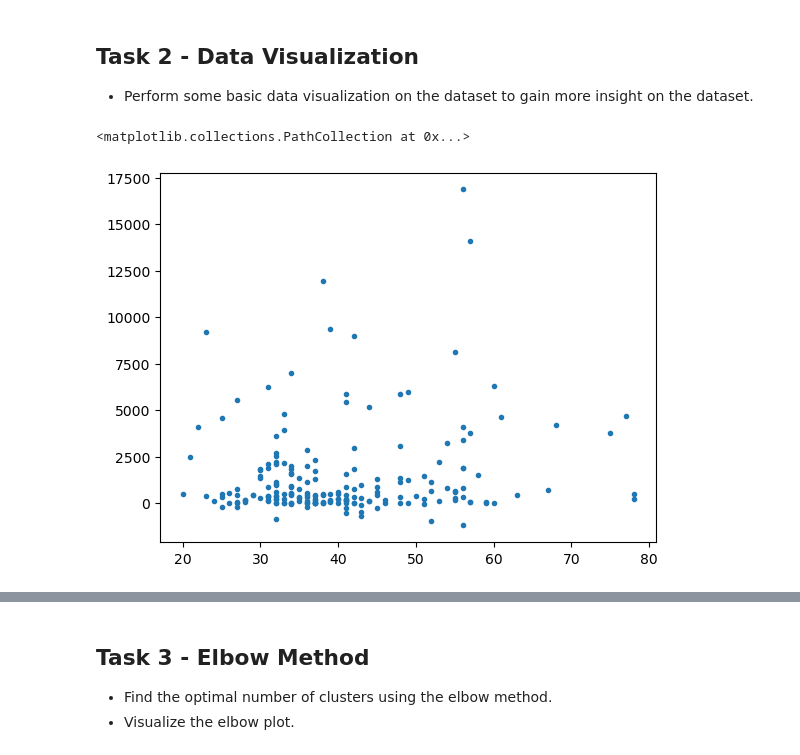
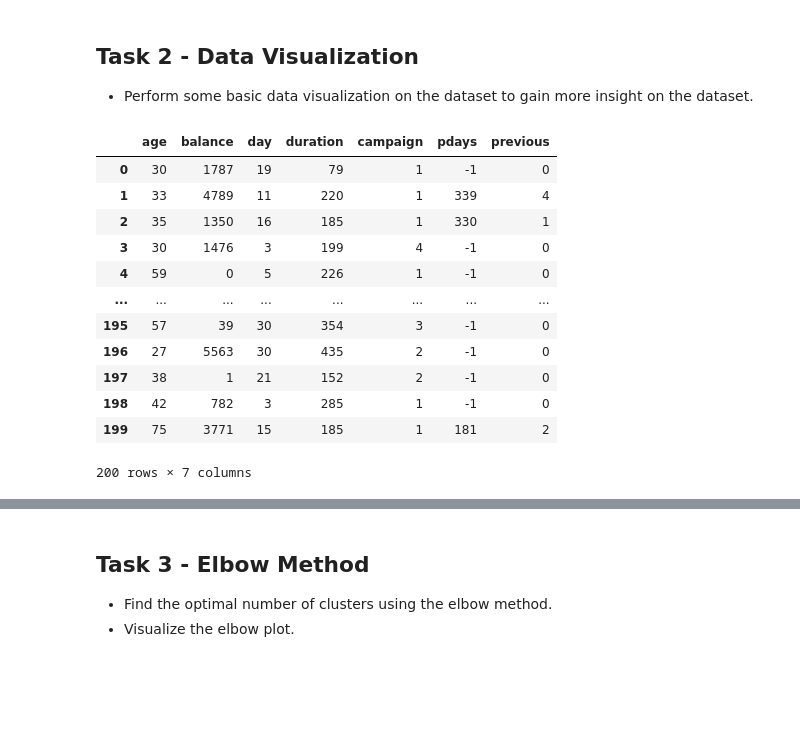
Before and after one commit to DysthymiaDemon/ICT2507C-Unsupervised-Learning, a Jupyter notebook: K_Means_Exercise_2.ipynb, the cells around one changed output, grey strips where cells are left out. Drawn from its saved outputs; the diff is of its cells as text; code cells hidden in the pictures; blank space fills up the shorter version.

```diff
--- a/K_Means_Exercise_2.ipynb
+++ b/K_Means_Exercise_2.ipynb
@@ -75,9 +77,21 @@ dtype: int64
 # %% [markdown]
 ## Task 2 - Data Visualization
 - Perform some basic data visualization on the dataset to gain more insight on the dataset.
-# %%
-plt.scatter(df['age'], df['balance'], marker= '.')
-# %% [output]
-<matplotlib.collections.PathCollection at 0x...>
-[figure]
+# %%
+numeric_df = df.iloc[:, [0, 5, 9, 11, 12, 13, 14]]
+numeric_df
+# %% [output]
+|  | age | balance | day | duration | campaign | pdays | previous |
+| 0 | 30 | 1787 | 19 | 79 | 1 | -1 | 0 |
+| 1 | 33 | 4789 | 11 | 220 | 1 | 339 | 4 |
+| 2 | 35 | 1350 | 16 | 185 | 1 | 330 | 1 |
+| 3 | 30 | 1476 | 3 | 199 | 4 | -1 | 0 |
+| 4 | 59 | 0 | 5 | 226 | 1 | -1 | 0 |
+| ... | ... | ... | ... | ... | ... | ... | ... |
+| 195 | 57 | 39 | 30 | 354 | 3 | -1 | 0 |
+| 196 | 27 | 5563 | 30 | 435 | 2 | -1 | 0 |
+| 197 | 38 | 1 | 21 | 152 | 2 | -1 | 0 |
+| 198 | 42 | 782 | 3 | 285 | 1 | -1 | 0 |
+| 199 | 75 | 3771 | 15 | 185 | 1 | 181 | 2 |
+200 rows × 7 columns
 # %%
```
Also changed, not shown: parts of 6 cells of this notebook.
